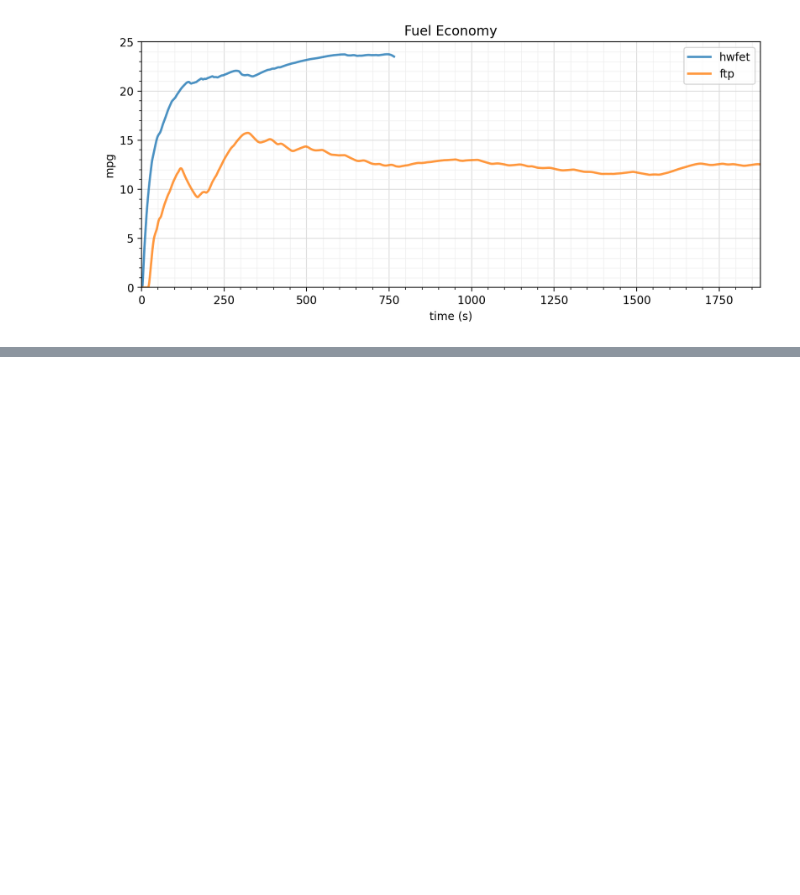
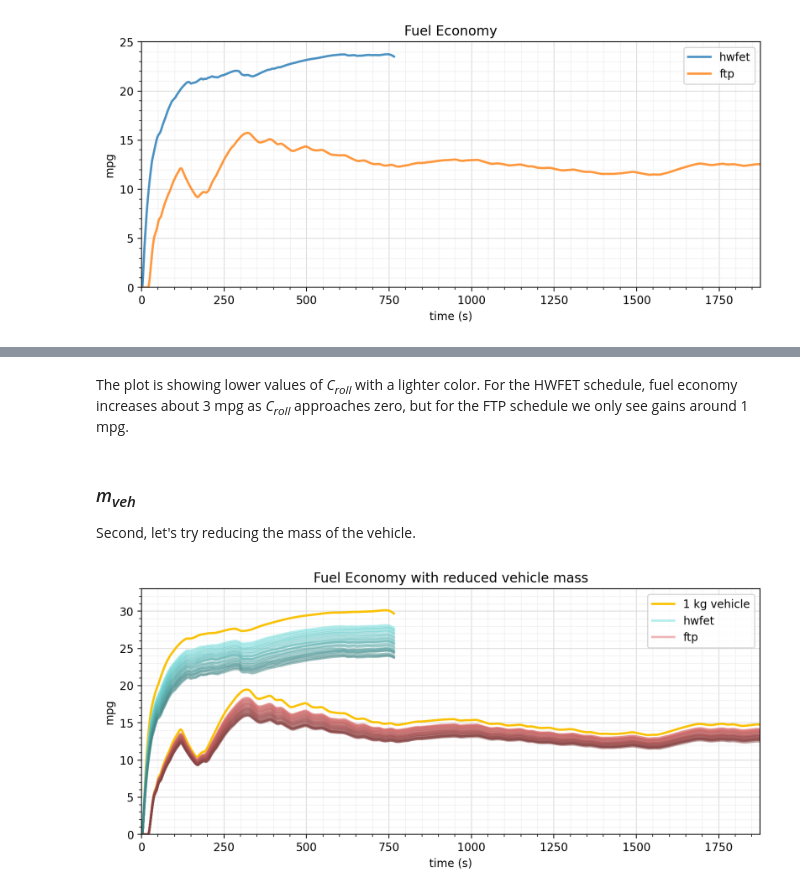
Before and after one commit to davvidbaker/aes-hw-s24, a Jupyter notebook: transportation/hw2.ipynb, the cells around one changed output, grey strips where cells are left out. Saved outputs shown, nothing was run; the diff lists cells and outputs as text; code cells hidden in the pictures; blank space fills up the shorter version.

```diff
--- a/transportation/hw2.ipynb
+++ b/transportation/hw2.ipynb
@@ -425,0 +431,55 @@ hw_utils.nice_grid(plt)
+# %% [markdown]
+The plot is showing lower values of <em>C<sub>roll</sub></em> with a lighter color. For the HWFET schedule, fuel economy increases about 3 mpg as <em>C<sub>roll</sub></em> approaches zero, but for the FTP schedule we only see gains around 1 mpg.
+# %% [markdown]
+### <em>m<sub>veh</sub></em>
+
+Second, let's try reducing the mass of the vehicle.
+# %%
+def change_m_veh(m):
+    v = vehicle_outback.copy()
+    v["mass"] = m
+    return v
+
+
+m_veh_max = vehicle_outback["mass"]
+light_vehicles = list(
+    map(change_m_veh, np.arange(500, m_veh_max, (m_veh_max - 500) / 20))
+)
+
+plt.figure(figsize=(10, 4))
+
+v_superlight = vehicle_outback.copy()
+v_superlight["mass"] = 1
+v_superlight = calculate_loads(v_superlight)
+for i in [0, 1]:
+    plt.plot(
+        cycle["time"][i],
+        v["mpg"][i],
+        linewidth=2,
+        color="xkcd:goldenrod",
+        label="1 kg vehicle" if i == 0 else None,
+    )
+for v in light_vehicles:
+    v = calculate_loads(v)
+    for i in [0, 1]:
+        color_rgb = hsv_to_rgb(
+            [0.5 if i == 0 else 1, 0.5, 1 - 0.5 * v["mass"] / m_veh_max]
+        )
+        plt.plot(
+            cycle["time"][i],
+            v["mpg"][i],
+            linewidth=2,
+            color=color_rgb,
+            alpha=0.5,
+            label=cycle["name"][i] if v["mass"] == 500 else None,
+        )
+
+plt.xlabel("time (s)")
+plt.ylabel("mpg")
+hw_utils.nice_grid(plt)
+plt.xlim(0, len(cycle["time"][i]))
+plt.ylim(0, 33)
+plt.legend()
+plt.title("Fuel Economy with reduced vehicle mass");
+# %% [output]
+[figure, added]
```
Also changed, not shown: parts of 23 cells of this notebook, 2 other files.
